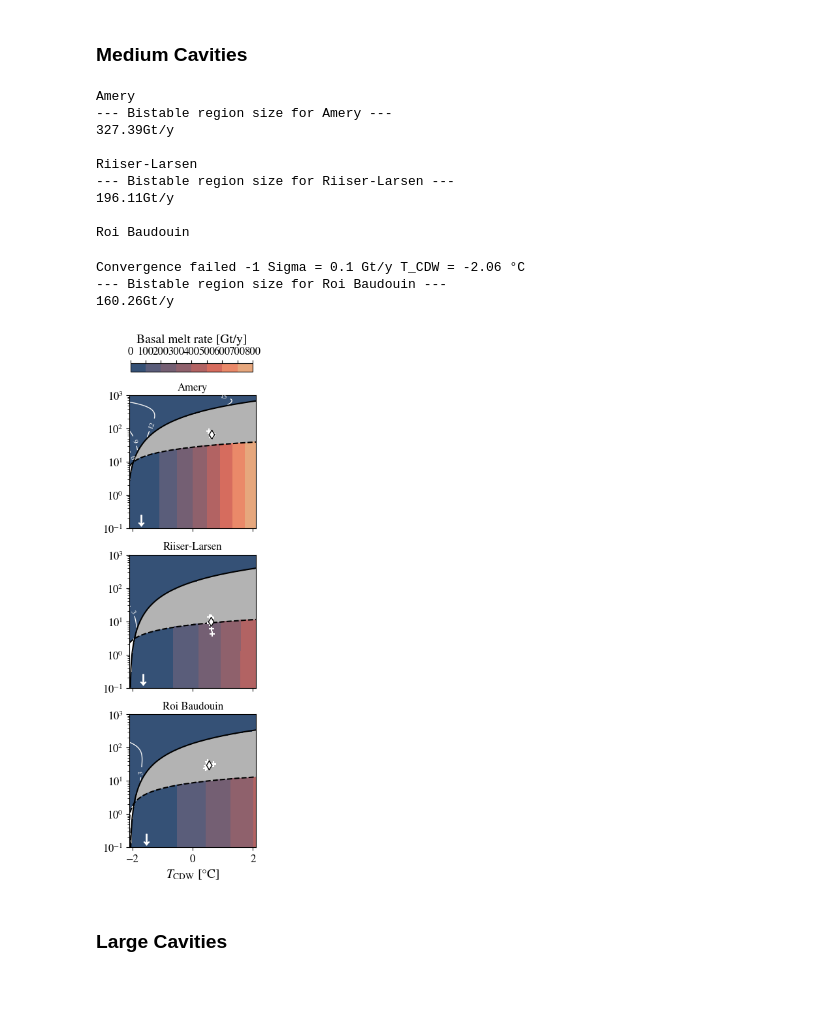
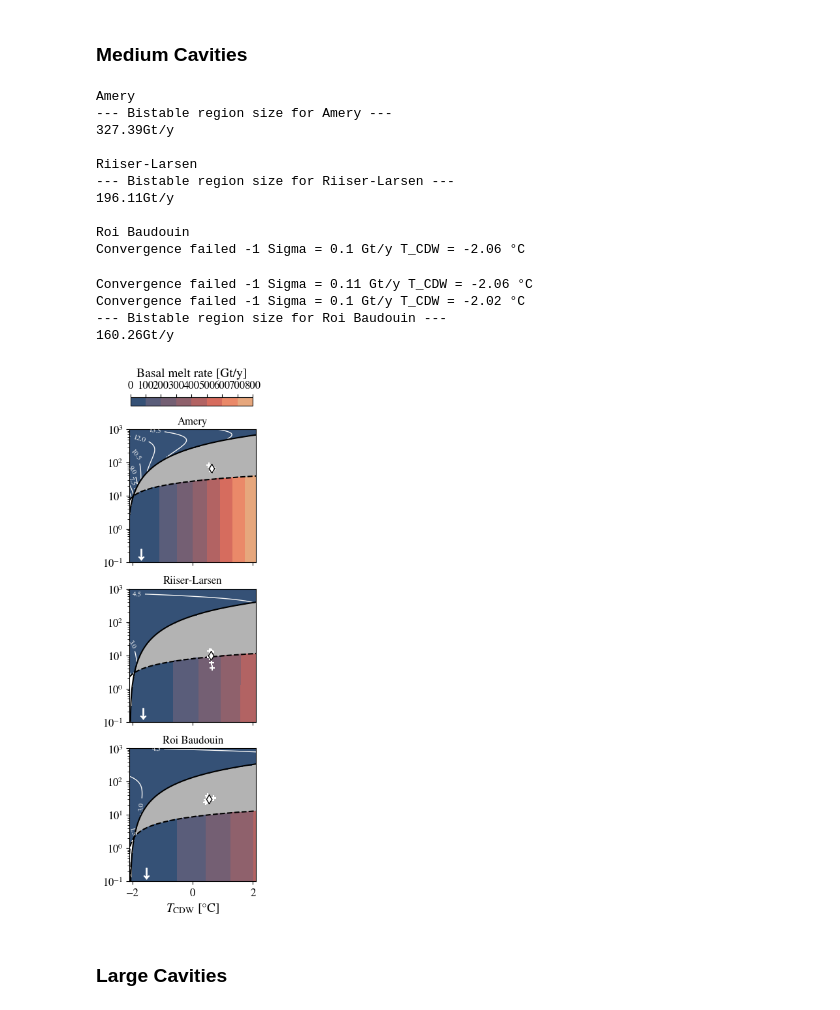
Before and after one commit to lsaddier/Low-Dimensionnal-Model-2025, a Jupyter notebook: Figure3.ipynb, the cells around one changed output. Cells and saved outputs as stored; diff of their text form; code cells hidden in the pictures.

```diff
--- a/Figure3.ipynb
+++ b/Figure3.ipynb
@@ -323,40 +323,42 @@ Moscow Univ.
 # %% [markdown]
 ### Medium Cavities
 # %%
-#np.random.seed(85) # this random see works well
+np.random.seed(0) # this random see works well
 
 index_list = [31,43,45]
 name_list = ['Amery','Riiser-Larsen', 'Roi Baudouin']
 T_CDW_PICO = [-1.72,-1.66,-1.55] #PICO temperature forcing
 kmax = 3-1
 vmax = 1000 #Gt/y
-levels_c = list(np.arange(0,25,3)) # convective
+levels_c = list(np.arange(0,25,1.5)) # convective
 levels_d = np.arange(0,801,100)
 height_cbar = 0.01*3/2
 bottom_cbar = 0.92
 
 print_ylabel = False
 
 fig, ax = plt.subplots(3,1,figsize=(2.5,9),sharex=True, sharey=True,)
 
 plot_column()
 
 plt.savefig('Figures/Figure3/Figure3_medium.pdf',format="pdf", bbox_inches = 'tight')
 plt.show()
 # %% [output]
 Amery
 --- Bistable region size for Amery ---
 327.39Gt/y
 
 Riiser-Larsen
 --- Bistable region size for Riiser-Larsen ---
 196.11Gt/y
 
 Roi Baudouin
+Convergence failed -1 Sigma = 0.1 Gt/y T_CDW = -2.06 °C
-Convergence failed -1 Sigma = 0.1 Gt/y T_CDW = -2.06 °C
+Convergence failed -1 Sigma = 0.11 Gt/y T_CDW = -2.06 °C
+Convergence failed -1 Sigma = 0.1 Gt/y T_CDW = -2.02 °C
 --- Bistable region size for Roi Baudouin ---
 160.26Gt/y
-[figure, old version]
+[figure, new version]
 # %% [markdown]
 ### Large Cavities
 # %%
```
Also changed, not shown: parts of 3 cells of this notebook, 15 other files.
